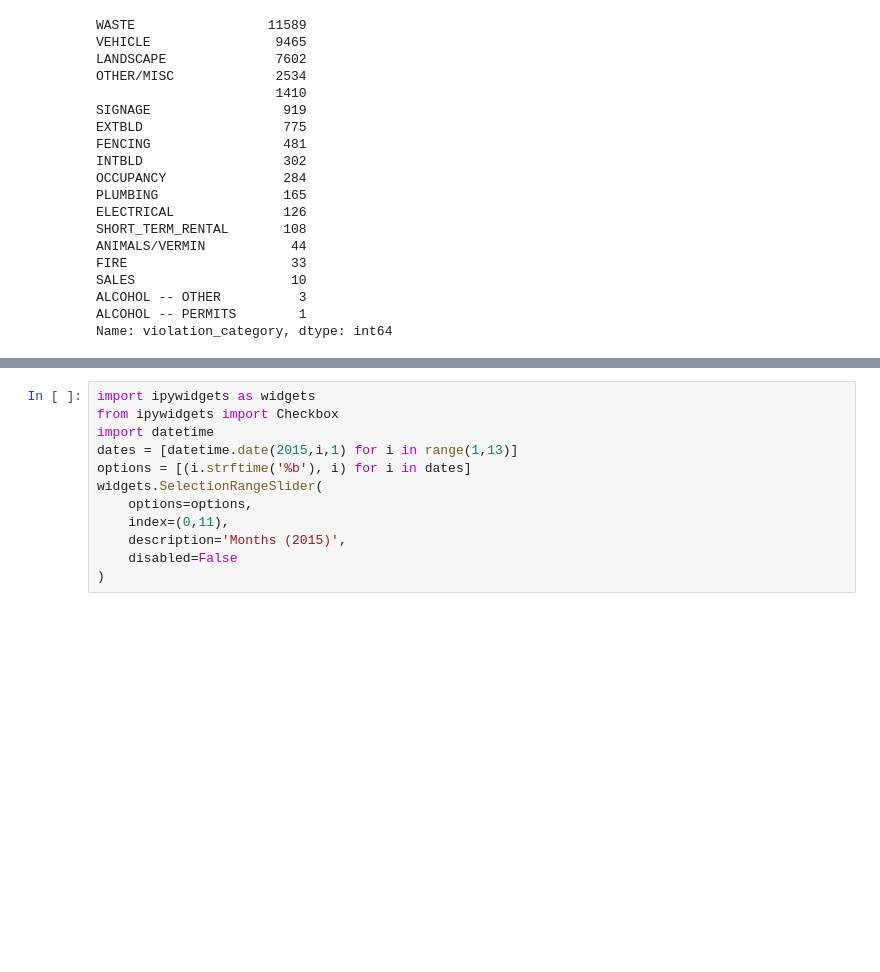
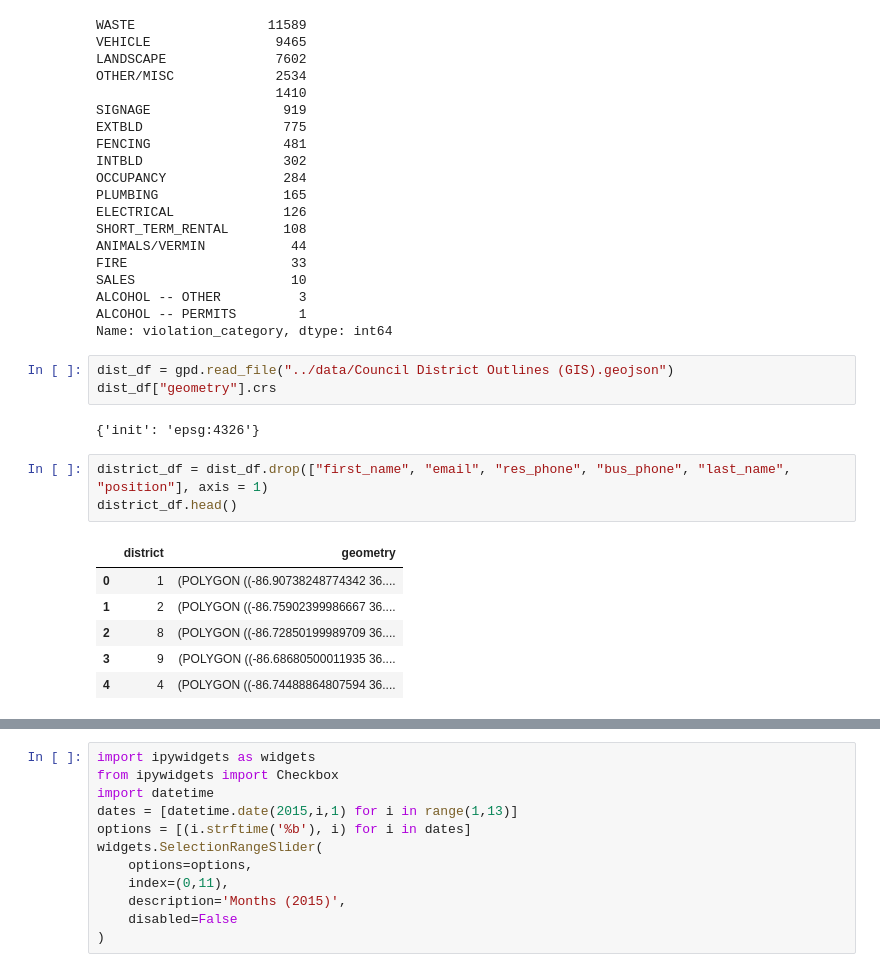
Before and after one commit to DEREJEGETU/data-question-2, a Jupyter notebook: notebooks/Mahesh_Nashville_Codes_Violation_Data_No_Viz.ipynb, the cells around one changed output, grey strips where cells are left out. Saved outputs shown, nothing was run; the diff lists cells and outputs as text; blank space fills up the shorter version.

```diff
--- a/notebooks/Mahesh_Nashville_Codes_Violation_Data_No_Viz.ipynb
+++ b/notebooks/Mahesh_Nashville_Codes_Violation_Data_No_Viz.ipynb
@@ -1125,4 +1125,19 @@ SALES                    10
 ALCOHOL -- OTHER          3
 ALCOHOL -- PERMITS        1
 Name: violation_category, dtype: int64
+# %%
+dist_df = gpd.read_file("../data/Council District Outlines (GIS).geojson")
+dist_df["geometry"].crs
+# %% [output]
+{'init': 'epsg:4326'}
+# %%
+district_df = dist_df.drop(["first_name", "email", "res_phone", "bus_phone", "last_name", "position"], axis = 1)
+district_df.head()
+# %% [output]
+|  | district | geometry |
+| 0 | 1 | (POLYGON ((-86.90738248774342 36.... |
+| 1 | 2 | (POLYGON ((-86.75902399986667 36.... |
+| 2 | 8 | (POLYGON ((-86.72850199989709 36.... |
+| 3 | 9 | (POLYGON ((-86.68680500011935 36.... |
+| 4 | 4 | (POLYGON ((-86.74488864807594 36.... |
 # %%
```
Also changed, not shown: parts of 20 cells of this notebook.
